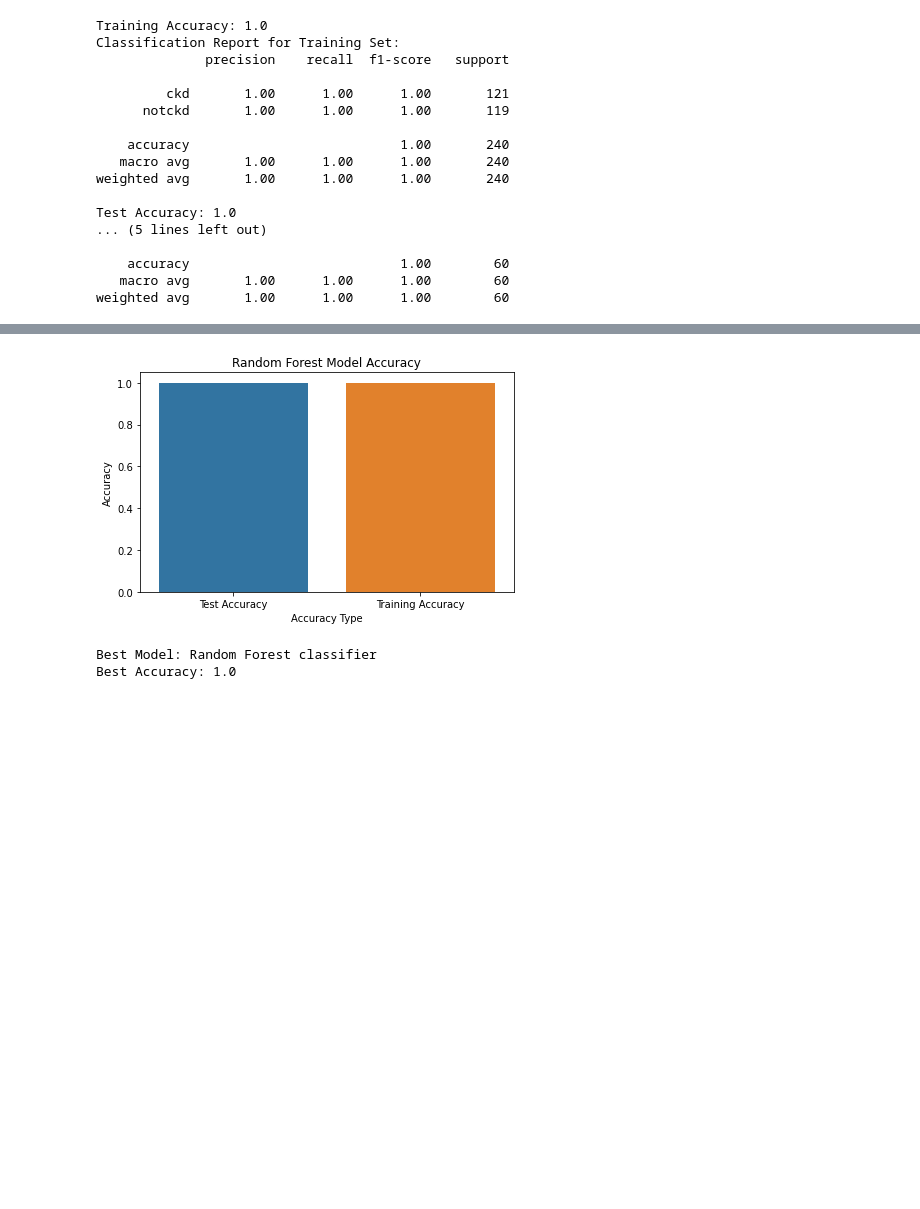
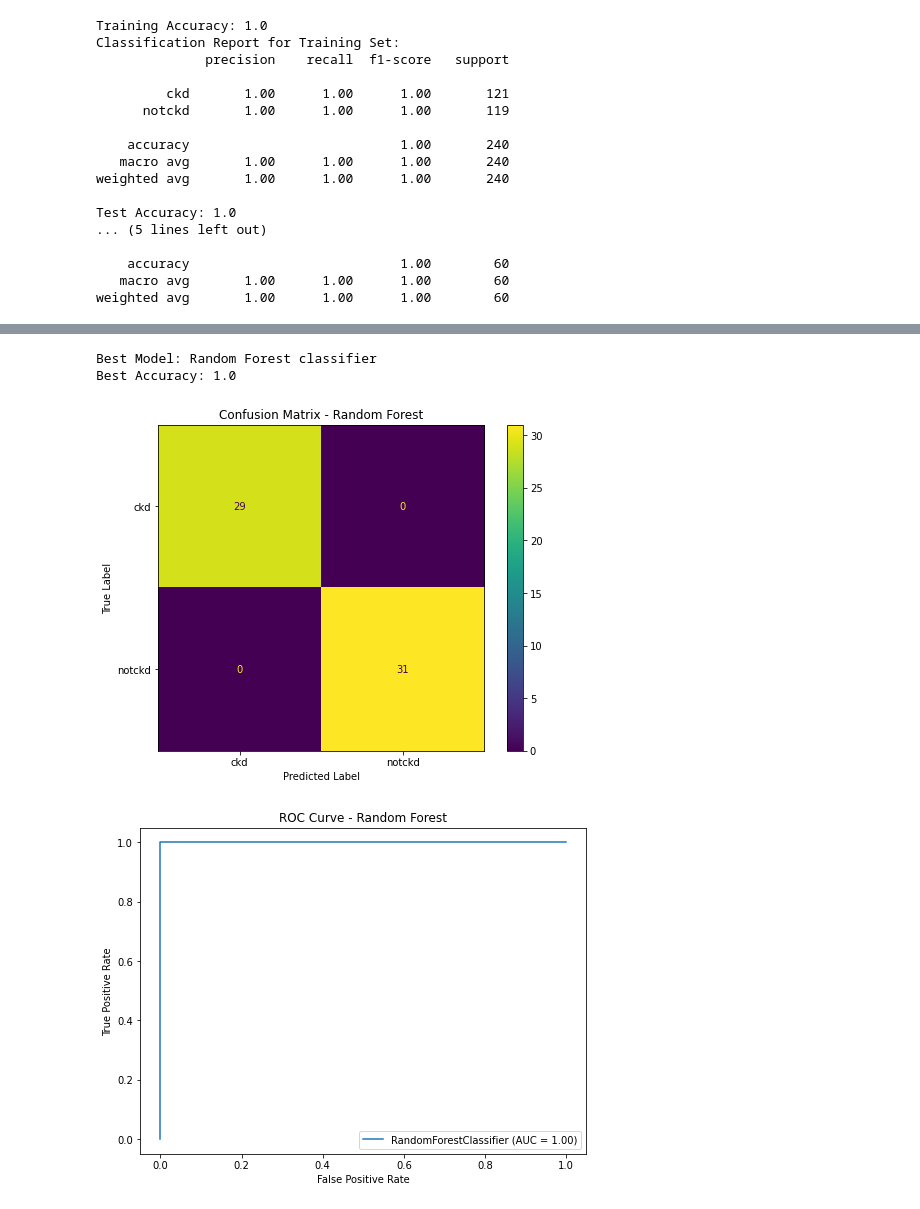
Before and after one commit to krissemmy/HDSC-Spring-23-Premier-Project-plotly-group, a Jupyter notebook: Data Science aspect.ipynb, the cells around one changed output, grey strips where cells are left out. Drawn from its saved outputs; the diff is of its cells as text; code cells hidden in the pictures; blank space fills up the shorter version.

Commit message:
Add files via upload
Update on the data science aspect, merge it

```diff
--- a/Data Science aspect.ipynb
+++ b/Data Science aspect.ipynb
@@ -694,28 +688,3 @@ display(styler)
-# %%
-
-# Create a dictionary to store the accuracies for the Random Forest model
-accuracies = {
-    'Test Accuracy': test_accuracy4,
-    'Training Accuracy': train_accuracy4
-}
-
-# Create a DataFrame from the accuracies dictionary
-df = pd.DataFrame.from_dict(accuracies, orient='index')
-
-# Reset the index and rename the columns
-df = df.reset_index().rename(columns={'index': 'Accuracy Type', 0: 'Accuracy'})
-
-# Create the bar plot
-sns.barplot(x='Accuracy Type', y='Accuracy', data=df)
-plt.title('Random Forest Model Accuracy')
-plt.xlabel('Accuracy Type')
-plt.ylabel('Accuracy')
-
-# Show the plot
-plt.tight_layout()
-plt.show()
-# %% [output]
-[figure, removed]
 # %%
 # Create a dictionary to store the accuracies for each model
 
@@ -737,3 +706,24 @@ print("Best Accuracy:", best_accuracy)
 # %% [output]
 Best Model: Random Forest classifier
 Best Accuracy: 1.0
+# %%
+# model Validation Visuailization
+
+# Create the confusion matrix
+fig, ax = plt.subplots(figsize=(8, 6))
+plot_confusion_matrix(clf, X_test_s, y_test_s, ax=ax)
+plt.title('Confusion Matrix - Random Forest')
+plt.xlabel('Predicted Label')
+plt.ylabel('True Label')
+plt.show()
+
+# Create the ROC curve
+fig, ax = plt.subplots(figsize=(8, 6))
+plot_roc_curve(clf, X_test_s, y_test_s, ax=ax)
+plt.title('ROC Curve - Random Forest')
+plt.xlabel('False Positive Rate')
+plt.ylabel('True Positive Rate')
+plt.show()
+# %% [output]
+[figure, added]
+[figure, added]
```
Also changed, not shown: parts of 7 cells of this notebook.
